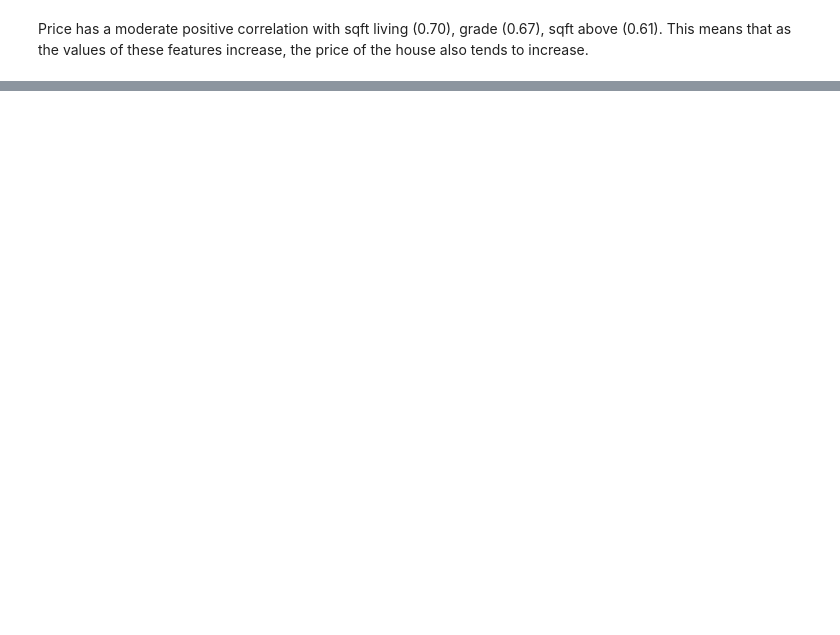
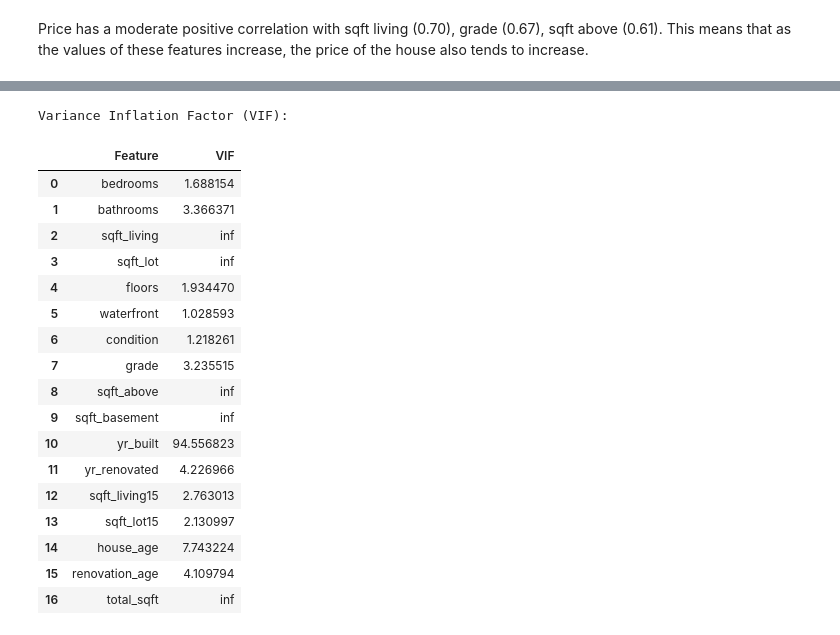
Before and after one commit to winnycodegurl/dsc-phase-2-projectgroup4, a Jupyter notebook: student.ipynb, the cells around one changed output, grey strips where cells are left out. Drawn from its saved outputs; the diff is of its cells as text; code cells hidden in the pictures; blank space fills up the shorter version.

```diff
--- a/student.ipynb
+++ b/student.ipynb
@@ -752,0 +975,37 @@ Price has a moderate positive correlation with sqft living (0.70), grade (0.67),
+# %%
+from statsmodels.stats.outliers_influence import variance_inflation_factor
+
+# Compute Variance Inflation Factor (VIF) to detect multicollinearity
+
+X = housing_data[['bedrooms', 'bathrooms', 'sqft_living','sqft_lot', 'floors', 'waterfront', 'condition', 'grade', 'sqft_above', 'sqft_basement', 'yr_built', 'yr_renovated', 'sqft_living15', 'sqft_lot15', 'house_age', 'renovation_age', 'total_sqft']]
+# Calculate the correlation matrix
+correlation_matrix = X.corr()
+
+# Calculate VIF for each feature
+vif_data = pd.DataFrame()
+vif_data["Feature"] = X.columns
+vif_data["VIF"] = [variance_inflation_factor(X.values, i) for i in range(len(X.columns))]
+
+# Print VIF for each feature
+print("\n\033[1mVariance Inflation Factor (VIF):\033[0m")
+vif_data
+# %% [output]
+Variance Inflation Factor (VIF):
+|  | Feature | VIF |
+| 0 | bedrooms | 1.688154 |
+| 1 | bathrooms | 3.366371 |
+| 2 | sqft_living | inf |
+| 3 | sqft_lot | inf |
+| 4 | floors | 1.934470 |
+| 5 | waterfront | 1.028593 |
+| 6 | condition | 1.218261 |
+| 7 | grade | 3.235515 |
+| 8 | sqft_above | inf |
+| 9 | sqft_basement | inf |
+| 10 | yr_built | 94.556823 |
+| 11 | yr_renovated | 4.226966 |
+| 12 | sqft_living15 | 2.763013 |
+| 13 | sqft_lot15 | 2.130997 |
+| 14 | house_age | 7.743224 |
+| 15 | renovation_age | 4.109794 |
+| 16 | total_sqft | inf |
```
Also changed, not shown: parts of 27 cells of this notebook.
